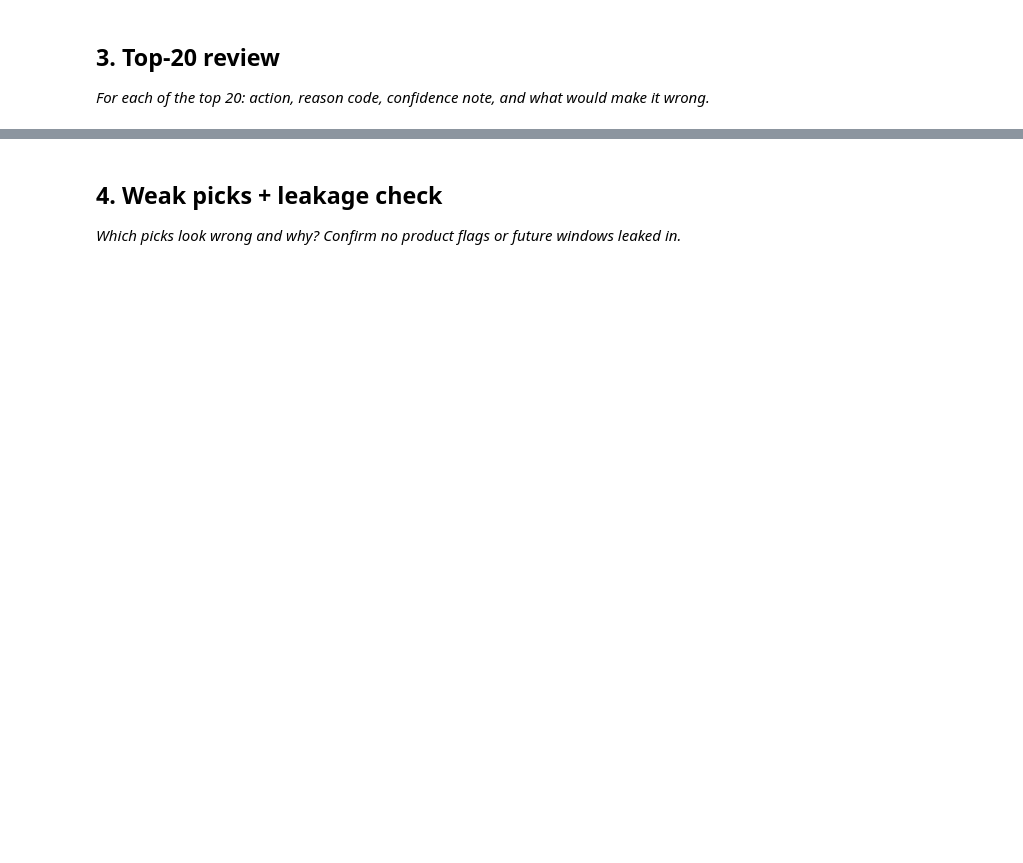
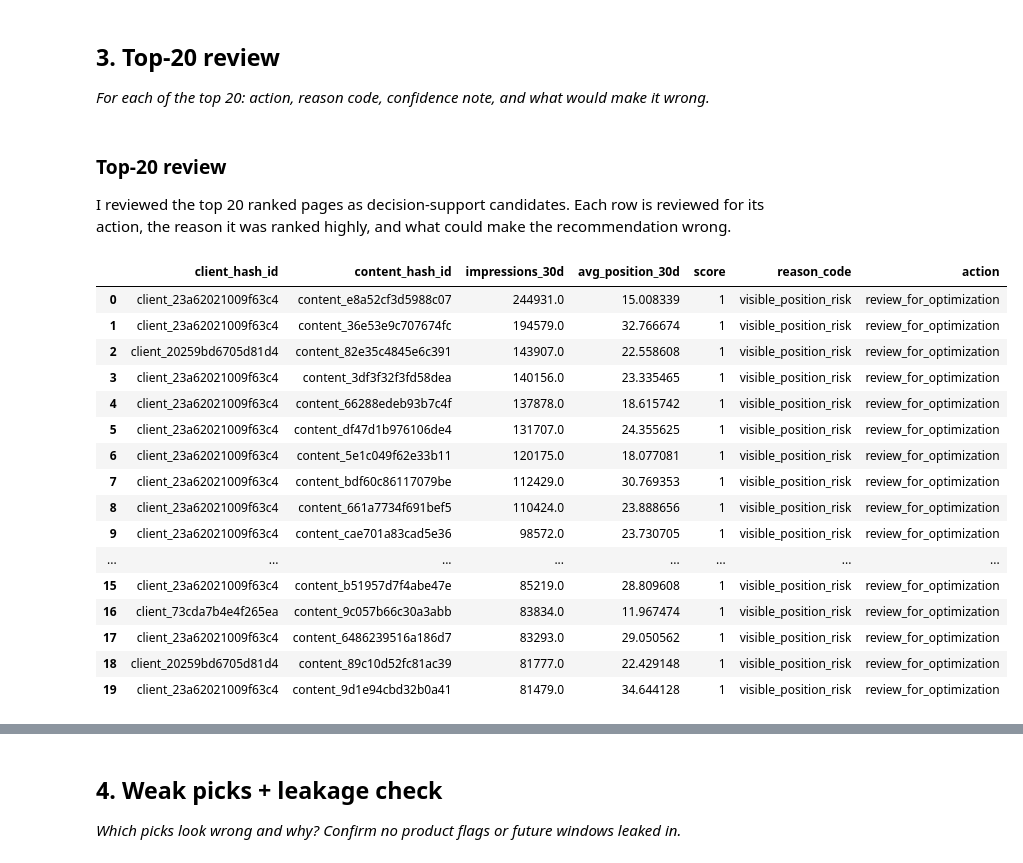
Before and after one commit to Ishwarsolanki-004/ML-internship-with-flyrank-ai, a Jupyter notebook: work/notebooks/w04_baseline_score.ipynb, the cells around one changed output, grey strips where cells are left out. Cells and saved outputs as stored; diff of their text form; code cells hidden in the pictures; blank space fills up the shorter version.

```diff
--- a/work/notebooks/w04_baseline_score.ipynb
+++ b/work/notebooks/w04_baseline_score.ipynb
@@ -15,0 +30,12 @@ This skeleton is yours to fill. Work the sections **in order** — each one has
+# %%
+from huggingface_hub import snapshot_download
+
+repo_path = snapshot_download(
+    repo_id="FlyRank/internship-warehouse",
+    repo_type="dataset",
+    allow_patterns="fact_content_daily_performance/month=2026-03/*.parquet"
+)
+
+file_path = repo_path + "/fact_content_daily_performance/month=2026-03/*.parquet"
+
+print("file_path:", file_path)
@@ -15,0 +46,7 @@ This skeleton is yours to fill. Work the sections **in order** — each one has
+# %%
+import duckdb
+
+con = duckdb.connect()
+
+print("DuckDB connected successfully")
+print("file_path:", file_path)
@@ -29,0 +280,38 @@ This skeleton is yours to fill. Work the sections **in order** — each one has
+# %% [markdown]
+### Top-20 review
+
+I reviewed the top 20 ranked pages as decision-support candidates. Each row is reviewed for its action, the reason it was ranked highly, and what could make the recommendation wrong.
+# %%
+# Show the top 20 candidates for manual review
+
+top20 = baseline_df.head(20).copy()
+
+top20[
+    [
+        "client_hash_id",
+        "content_hash_id",
+        "impressions_30d",
+        "avg_position_30d",
+        "score",
+        "reason_code",
+        "action"
+    ]
+]
+# %% [output]
+|  | client_hash_id | content_hash_id | impressions_30d | avg_position_30d | score | reason_code | action |
+| 0 | client_23a62021009f63c4 | content_e8a52cf3d5988c07 | 244931.0 | 15.008339 | 1 | visible_position_risk | review_for_optimization |
+| 1 | client_23a62021009f63c4 | content_36e53e9c707674fc | 194579.0 | 32.766674 | 1 | visible_position_risk | review_for_optimization |
+| 2 | client_20259bd6705d81d4 | content_82e35c4845e6c391 | 143907.0 | 22.558608 | 1 | visible_position_risk | review_for_optimization |
+| 3 | client_23a62021009f63c4 | content_3df3f32f3fd58dea | 140156.0 | 23.335465 | 1 | visible_position_risk | review_for_optimization |
+| 4 | client_23a62021009f63c4 | content_66288edeb93b7c4f | 137878.0 | 18.615742 | 1 | visible_position_risk | review_for_optimization |
+| 5 | client_23a62021009f63c4 | content_df47d1b976106de4 | 131707.0 | 24.355625 | 1 | visible_position_risk | review_for_optimization |
+| 6 | client_23a62021009f63c4 | content_5e1c049f62e33b11 | 120175.0 | 18.077081 | 1 | visible_position_risk | review_for_optimization |
+| 7 | client_23a62021009f63c4 | content_bdf60c86117079be | 112429.0 | 30.769353 | 1 | visible_position_risk | review_for_optimization |
+| 8 | client_23a62021009f63c4 | content_661a7734f691bef5 | 110424.0 | 23.888656 | 1 | visible_position_risk | review_for_optimization |
+| 9 | client_23a62021009f63c4 | content_cae701a83cad5e36 | 98572.0 | 23.730705 | 1 | visible_position_risk | review_for_optimization |
+| ... | ... | ... | ... | ... | ... | ... | ... |
+| 15 | client_23a62021009f63c4 | content_b51957d7f4abe47e | 85219.0 | 28.809608 | 1 | visible_position_risk | review_for_optimization |
+| 16 | client_73cda7b4e4f265ea | content_9c057b66c30a3abb | 83834.0 | 11.967474 | 1 | visible_position_risk | review_for_optimization |
+| 17 | client_23a62021009f63c4 | content_6486239516a186d7 | 83293.0 | 29.050562 | 1 | visible_position_risk | review_for_optimization |
+| 18 | client_20259bd6705d81d4 | content_89c10d52fc81ac39 | 81777.0 | 22.429148 | 1 | visible_position_risk | review_for_optimization |
+| 19 | client_23a62021009f63c4 | content_9d1e94cbd32b0a41 | 81479.0 | 34.644128 | 1 | visible_position_risk | review_for_optimization |
```
Also changed, not shown: parts of 20 cells of this notebook.
